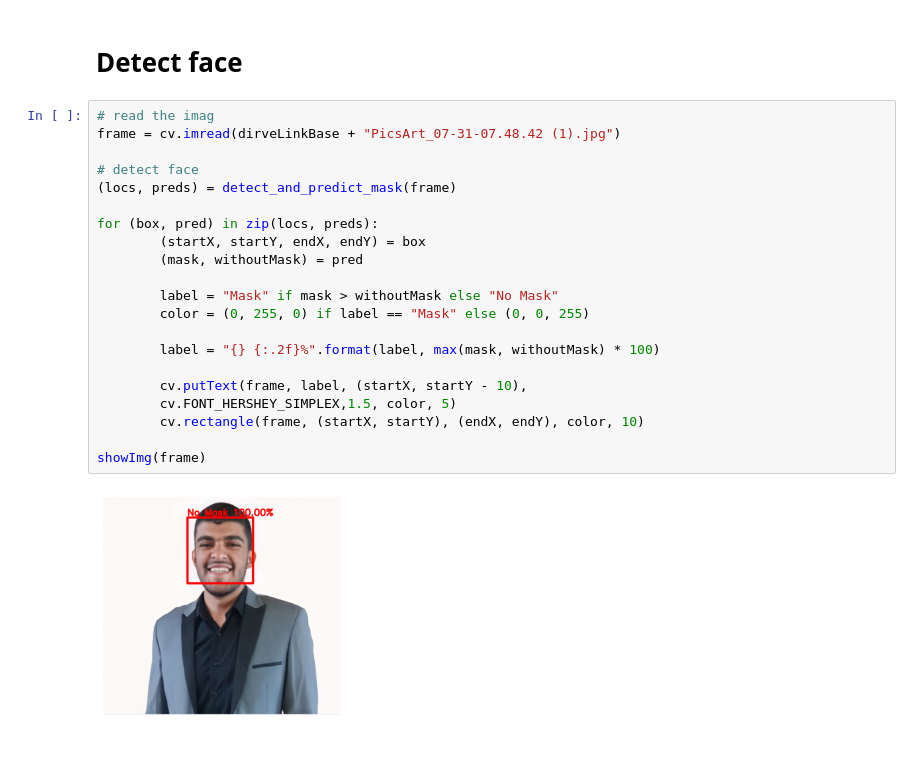
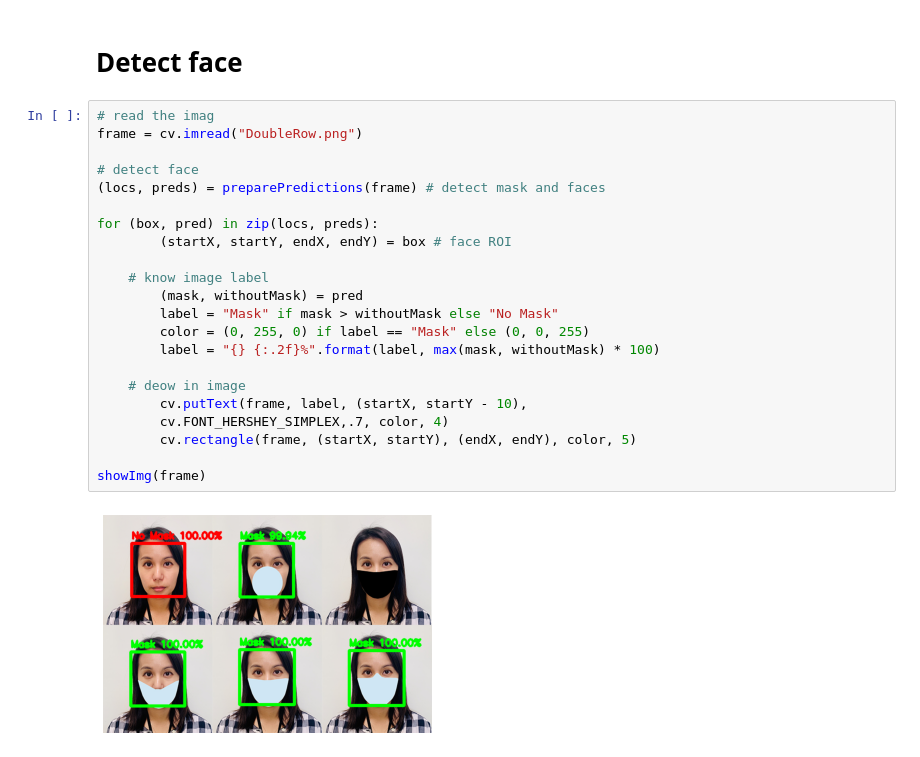
Before and after one commit to Abdelmenam-Tarek-Abdelmenam/Face-mask_detection, a Jupyter notebook: mask_detection_test.ipynb, the cells around one changed output. Cells and saved outputs as stored; diff of their text form.

```diff
--- a/mask_detection_test.ipynb
+++ b/mask_detection_test.ipynb
@@ -63,24 +61,25 @@ def detect_and_predict_mask(frame ):
 # Detect face
 # %%
 # read the imag
-frame = cv.imread(dirveLinkBase + "PicsArt_07-31-07.48.42 (1).jpg")
+frame = cv.imread("DoubleRow.png")
 
 # detect face
-(locs, preds) = detect_and_predict_mask(frame)
+(locs, preds) = preparePredictions(frame) # detect mask and faces
 
 for (box, pred) in zip(locs, preds):
-		(startX, startY, endX, endY) = box
+		(startX, startY, endX, endY) = box # face ROI
+
+    # know image label
 		(mask, withoutMask) = pred
-
 		label = "Mask" if mask > withoutMask else "No Mask"
 		color = (0, 255, 0) if label == "Mask" else (0, 0, 255)
-
 		label = "{} {:.2f}%".format(label, max(mask, withoutMask) * 100)
 
+    # deow in image
 		cv.putText(frame, label, (startX, startY - 10),
-		cv.FONT_HERSHEY_SIMPLEX,1.5, color, 5)
-		cv.rectangle(frame, (startX, startY), (endX, endY), color, 10)
+		cv.FONT_HERSHEY_SIMPLEX,.7, color, 4)
+		cv.rectangle(frame, (startX, startY), (endX, endY), color, 5)
 
 showImg(frame)
 # %% [output]
-[figure, old version]
+[figure, new version]
```
Also changed, not shown: parts of 2 cells of this notebook.
